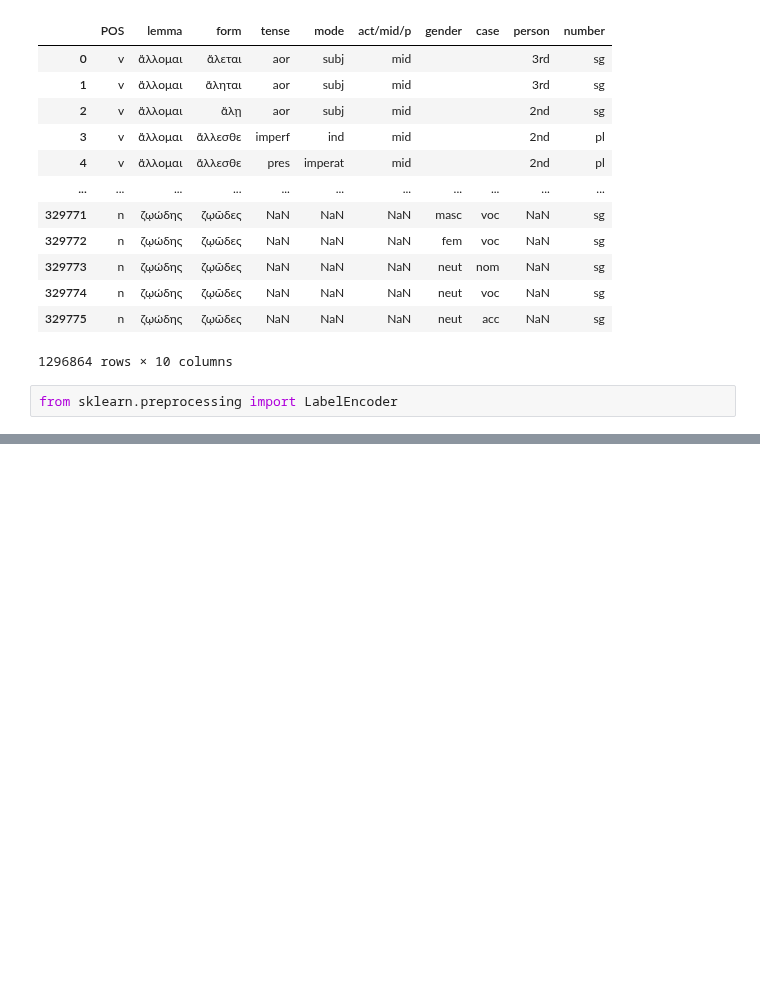
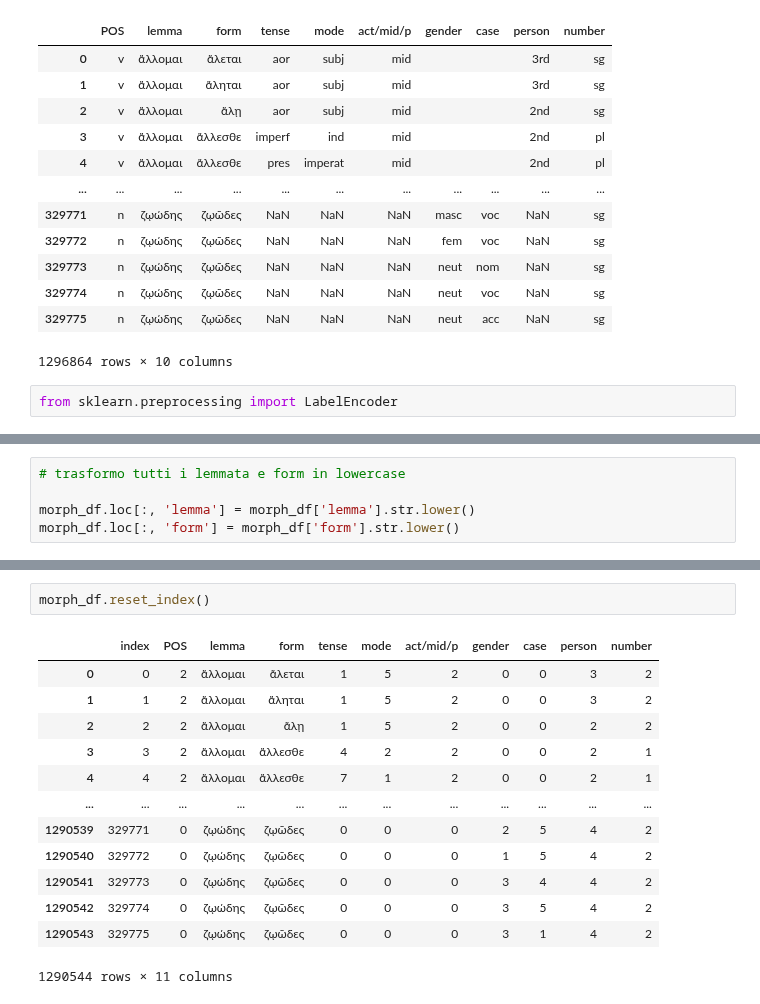
Before and after one commit to CaterinaDAngelo/thesis, a Jupyter notebook: processing_df_reinfl.ipynb, the cells around one changed output, grey strips where cells are left out. Drawn from its saved outputs; the diff is of its cells as text; blank space fills up the shorter version.

```diff
--- a/processing_df_reinfl.ipynb
+++ b/processing_df_reinfl.ipynb
@@ -437,0 +192,5 @@ import string
+# %%
+# trasformo tutti i lemmata e form in lowercase
+
+morph_df.loc[:, 'lemma'] = morph_df['lemma'].str.lower()
+morph_df.loc[:, 'form'] = morph_df['form'].str.lower()
@@ -438 +214,17 @@ import string
+# %%
+morph_df.reset_index()
+# %% [output]
+|  | index | POS | lemma | form | tense | mode | act/mid/p | gender | case | person | number |
+| 0 | 0 | 2 | ἅλλομαι | ἅλεται | 1 | 5 | 2 | 0 | 0 | 3 | 2 |
+| 1 | 1 | 2 | ἅλλομαι | ἅληται | 1 | 5 | 2 | 0 | 0 | 3 | 2 |
+| 2 | 2 | 2 | ἅλλομαι | ἅλῃ | 1 | 5 | 2 | 0 | 0 | 2 | 2 |
+| 3 | 3 | 2 | ἅλλομαι | ἅλλεσθε | 4 | 2 | 2 | 0 | 0 | 2 | 1 |
+| 4 | 4 | 2 | ἅλλομαι | ἅλλεσθε | 7 | 1 | 2 | 0 | 0 | 2 | 1 |
+| ... | ... | ... | ... | ... | ... | ... | ... | ... | ... | ... | ... |
+| 1290539 | 329771 | 0 | ζῳώδης | ζῳῶδες | 0 | 0 | 0 | 2 | 5 | 4 | 2 |
+| 1290540 | 329772 | 0 | ζῳώδης | ζῳῶδες | 0 | 0 | 0 | 1 | 5 | 4 | 2 |
+| 1290541 | 329773 | 0 | ζῳώδης | ζῳῶδες | 0 | 0 | 0 | 3 | 4 | 4 | 2 |
+| 1290542 | 329774 | 0 | ζῳώδης | ζῳῶδες | 0 | 0 | 0 | 3 | 5 | 4 | 2 |
+| 1290543 | 329775 | 0 | ζῳώδης | ζῳῶδες | 0 | 0 | 0 | 3 | 1 | 4 | 2 |
+1290544 rows × 11 columns
 # %%
```
Also changed, not shown: parts of 42 cells of this notebook.
